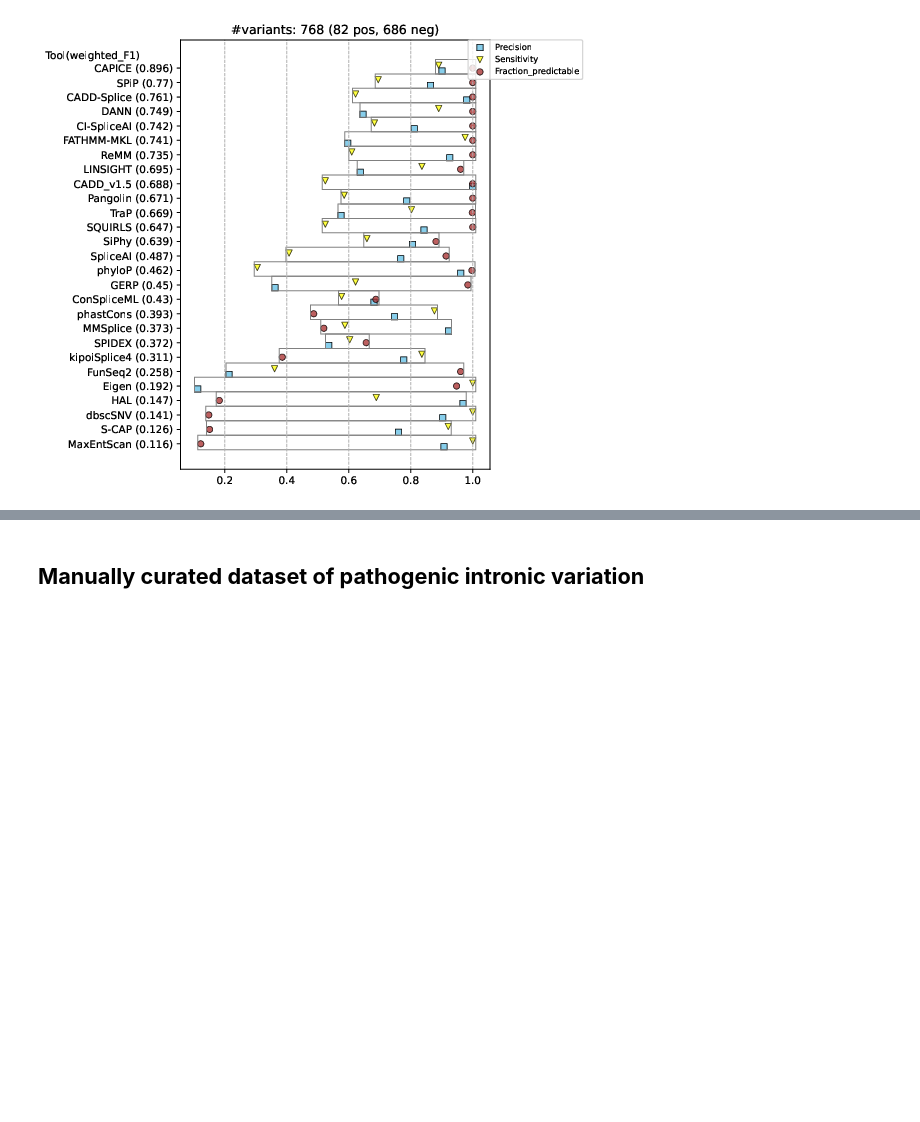
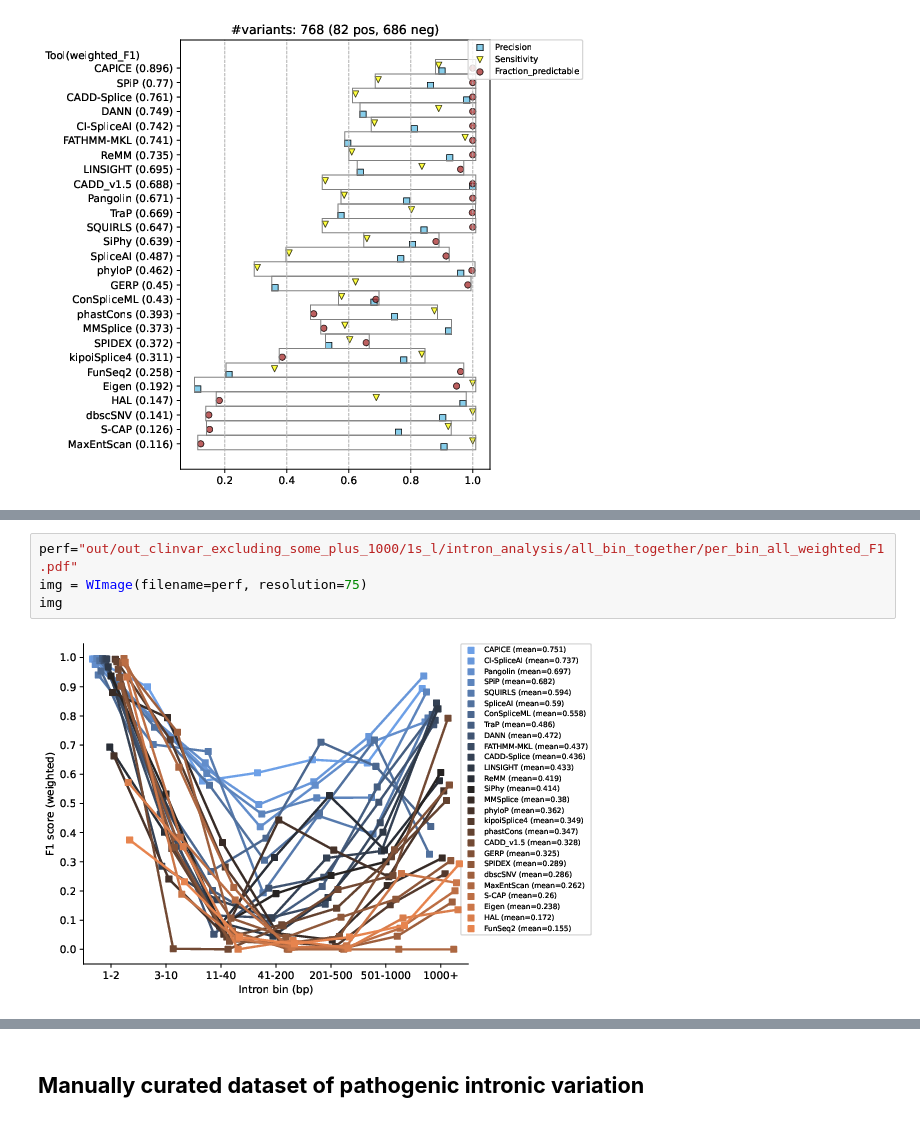
Before and after one commit to PedroBarbosa/DeepIntronic_Benchmark, a Jupyter notebook: intronic_benchmark.ipynb, the cells around one changed output, grey strips where cells are left out. Drawn from its saved outputs; the diff is of its cells as text; blank space fills up the shorter version.

Commit message:
Scripts for plotting

```diff
--- a/intronic_benchmark.ipynb
+++ b/intronic_benchmark.ipynb
@@ -206,0 +222,6 @@ img
+# %%
+perf="out/out_clinvar_excluding_some_plus_1000/1s_l/intron_analysis/all_bin_together/per_bin_all_weighted_F1.pdf"
+img = WImage(filename=perf, resolution=75)
+img
+# %% [output]
+[figure, added]
```
Also changed, not shown: parts of 13 cells of this notebook, 33 other files.
